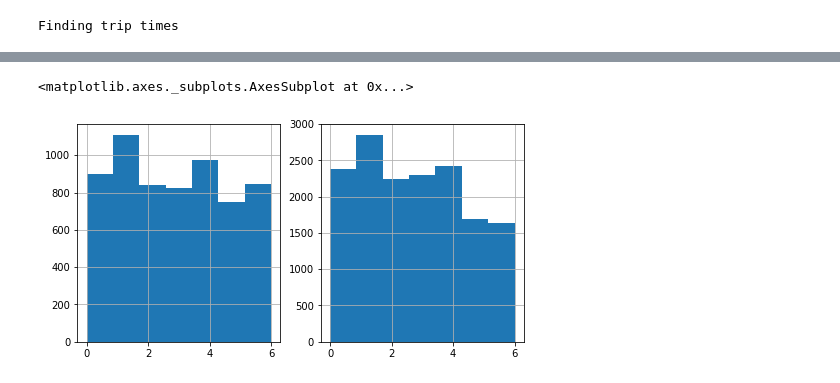
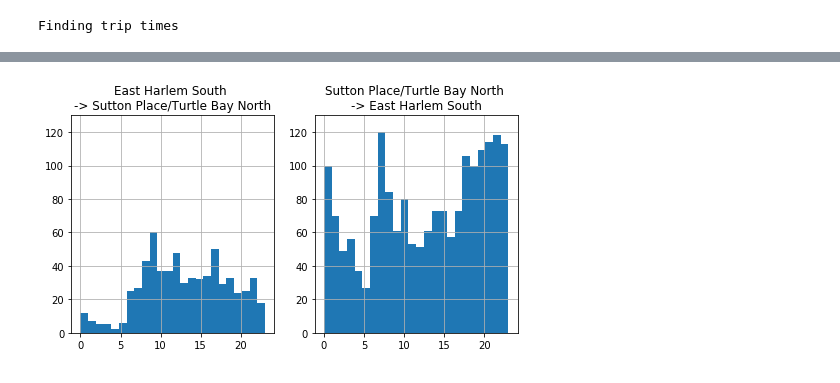
Before and after one commit to UM-CSS/CSSLabs-Extra, a Jupyter notebook: Extra.ipynb, the cells around one changed output, grey strips where cells are left out. Drawn from its saved outputs; the diff is of its cells as text; code cells hidden in the pictures.

```diff
--- a/Extra.ipynb
+++ b/Extra.ipynb
@@ -681,0 +870,34 @@ plot_binned(
+# %%
+# Helper functions
+
+def print_zone(geo, location_id):
+    for r in geo:
+        if r.attributes['LocationID'] == location_id:
+            print('{}: {}'.format(
+                r.attributes['borough'],
+                r.attributes['zone']))
+            print('Median income:', r.attributes['income'])
+            break
+
+def trip_weekday_hist(df, geo, source, dest, ymax):
+    r_source = taxi_geo_dict[source]
+    r_dest = taxi_geo_dict[dest]
+    bins = [-0.5, 0.5, 1.5, 2.5, 3.5, 4.5, 5.5, 6.5]
+    df[(df.PULocationID == source) & (df.DOLocationID == dest)]['weekday'].hist(bins=bins)
+    plt.ylim([0, ymax])
+    plt.title('{} \n-> {}'.format(
+        r_source.attributes['zone'],
+        r_dest.attributes['zone']))
+    plt.xticks(
+        range(7),
+        ['M', 'Tu', 'W', 'Th', 'F', 'Sa', 'Su'])
+    plt.xlim([-0.5,6.5])
+
+def trip_time_hist(df, geo, source, dest, ymax):
+    r_source = taxi_geo_dict[source]
+    r_dest = taxi_geo_dict[dest]
+    df[(df.PULocationID == source) & (df.DOLocationID == dest)]['hour'].hist(bins=24)
+    plt.ylim([0, ymax])
+    plt.title('{} \n-> {}'.format(
+        r_source.attributes['zone'],
+        r_dest.attributes['zone']))
@@ -699,9 +961,8 @@ taxi_geo[232]
 # %%
 plt.figure(figsize=(8,4))
 plt.subplot(1,2,1)
-df[(df.PULocationID == 75) & (df.DOLocationID == 236)]['weekday'].hist(bins=7)
+trip_time_hist(df, taxi_geo, source=75, dest=229, ymax=130)
 plt.subplot(1,2,2)
-df[(df.PULocationID == 236) & (df.DOLocationID == 75)]['weekday'].hist(bins=7)
+trip_time_hist(df, taxi_geo, source=229, dest=75, ymax=130)
 # %% [output]
-<matplotlib.axes._subplots.AxesSubplot at 0x...>
-[figure, old version]
+[figure, new version]
```
Also changed, not shown: parts of 82 cells of this notebook.
